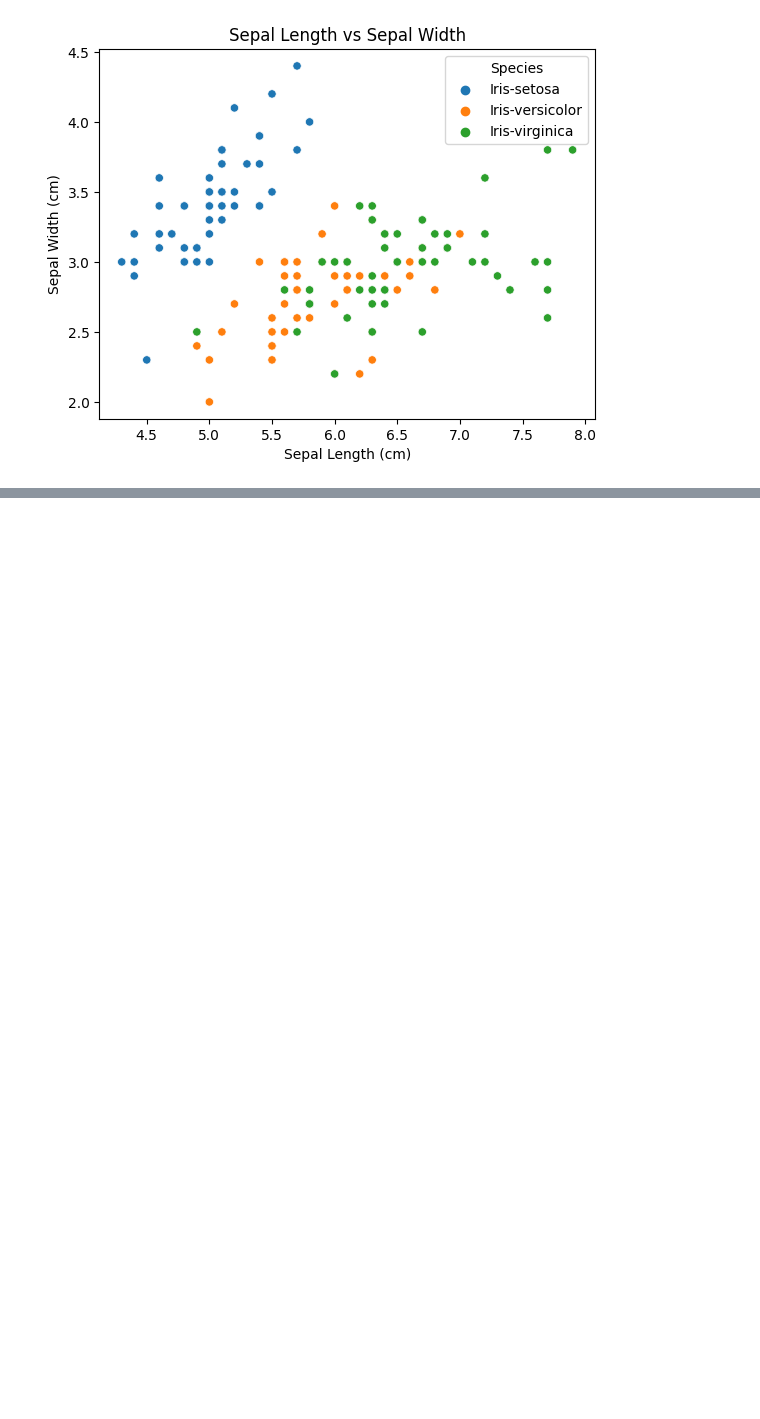
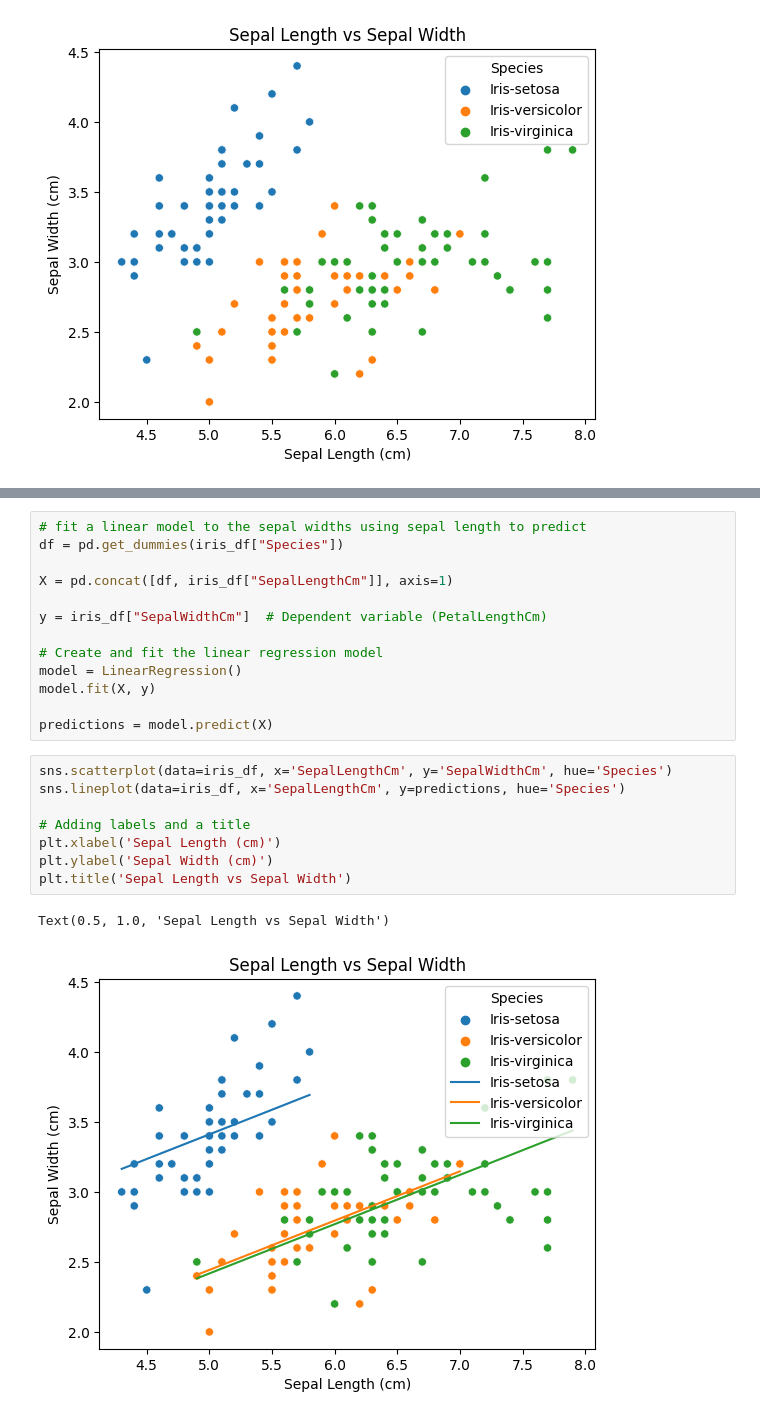
Before and after one commit to ave-bell/Clinical_TLB_2023-2024, a Jupyter notebook: Python_for_Data_Science/Chapter2_DataVisualization.ipynb, the cells around one changed output, grey strips where cells are left out. Cells and saved outputs as stored; diff of their text form; blank space fills up the shorter version.

```diff
--- a/Python_for_Data_Science/Chapter2_DataVisualization.ipynb
+++ b/Python_for_Data_Science/Chapter2_DataVisualization.ipynb
@@ -99,0 +121,24 @@ plt.show()
+# %%
+# fit a linear model to the sepal widths using sepal length to predict
+df = pd.get_dummies(iris_df["Species"])
+
+X = pd.concat([df, iris_df["SepalLengthCm"]], axis=1)
+
+y = iris_df["SepalWidthCm"]  # Dependent variable (PetalLengthCm)
+
+# Create and fit the linear regression model
+model = LinearRegression()
+model.fit(X, y)
+
+predictions = model.predict(X)
+# %%
+sns.scatterplot(data=iris_df, x='SepalLengthCm', y='SepalWidthCm', hue='Species')
+sns.lineplot(data=iris_df, x='SepalLengthCm', y=predictions, hue='Species')
+
+# Adding labels and a title
+plt.xlabel('Sepal Length (cm)')
+plt.ylabel('Sepal Width (cm)')
+plt.title('Sepal Length vs Sepal Width')
+# %% [output]
+Text(0.5, 1.0, 'Sepal Length vs Sepal Width')
+[figure, added]
```
Also changed, not shown: parts of 6 cells of this notebook, 4 other files.
